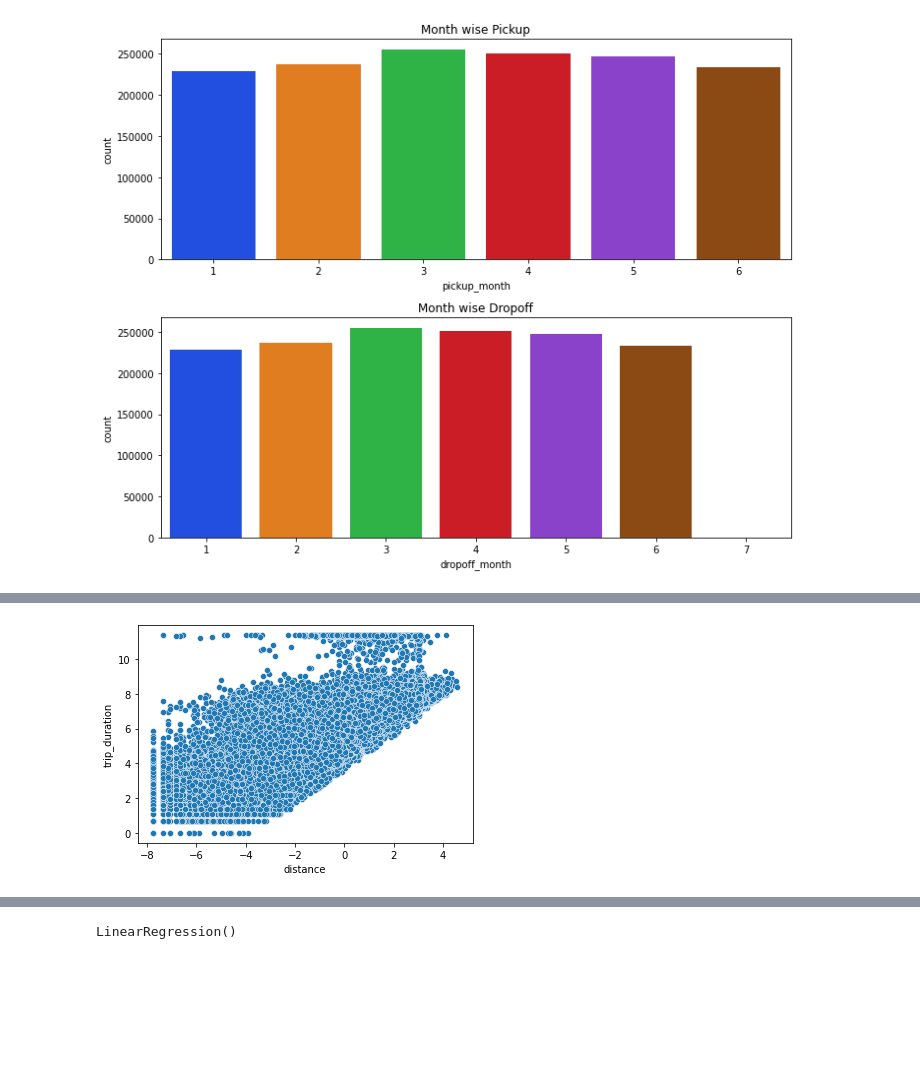
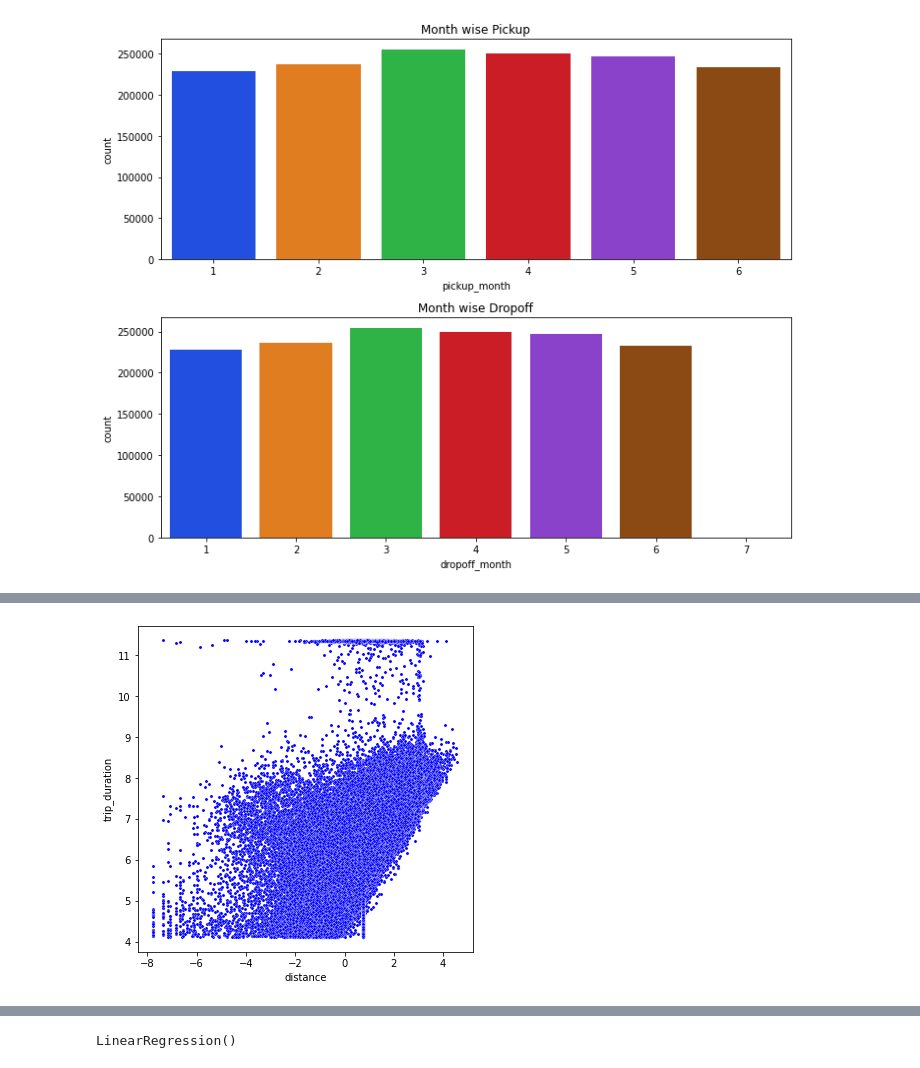
Before and after one commit to San13deep/NYC_Taxi_Trip_Prediction, a Jupyter notebook: NYC_Taxi_Trip_Time_Prediction_Capstone_Project.ipynb, the cells around one changed output, grey strips where cells are left out. Saved outputs shown, nothing was run; the diff lists cells and outputs as text; code cells hidden in the pictures; blank space fills up the shorter version.

```diff
--- a/NYC_Taxi_Trip_Time_Prediction_Capstone_Project.ipynb
+++ b/NYC_Taxi_Trip_Time_Prediction_Capstone_Project.ipynb
@@ -224,4 +280,0 @@ The ntotal number of trips with 0 Km distance are
-# %%
-# Dropped distance rows having 0 entry
-distance_zero = nyc_df[nyc_df['distance'] == 0]
-nyc_df = nyc_df.drop(distance_zero.index, axis=0)
@@ -228,3 +304,6 @@ nyc_df = nyc_df.drop(distance_zero.index, axis=0)
+# %%
+# Replacing 0 distance with median
+nyc_df['distance'] = nyc_df['distance'].apply(lambda x: nyc_df['distance'].median() if x == 0 else x)
 # %%
 distance_abv_100 = len(nyc_df[nyc_df['distance'] >= 100])
 print(f'The total number of trips with mmore than 100 Km distance are \n {distance_abv_100}')
@@ -232,6 +311,5 @@ print(f'The total number of trips with mmore than 100 Km distance are \n {distan
 The total number of trips with mmore than 100 Km distance are
  19
 # %%
-# Dropped rows with distance above 100km as it is very few entries
-distance_above_100 = nyc_df[nyc_df['distance'] >=101]
-nyc_df = nyc_df.drop(distance_above_100.index, axis=0)
+# Dropped rows with distance above 100km as it has very few entries
+nyc_df = nyc_df[nyc_df['distance']<=100]
@@ -312,3 +403,6 @@ nyc_df = nyc_df.drop(outlier_trip_pred.index, axis=0)
+# %%
+# Keeping only trips with trip duration more than 60 seconds
+nyc_df = nyc_df[nyc_df['trip_duration']>60]
 # %%
 # Log transformed plot of a trip duration
 plt.figure(figsize=(7,7))
@@ -393,8 +515,9 @@ plt.tight_layout()
 # %%
-sns.scatterplot(x = np.log(nyc_df['distance']), y = np.log(nyc_df['trip_duration']))
+plt.figure(figsize=(6,6))
+sns.scatterplot(x = np.log(nyc_df['distance']), y = np.log(nyc_df['trip_duration']), s = 10, color = 'Blue')
 plt.show()
 # %% [output]
-[figure, old version]
+[figure, new version]
 # %%
 nycdf = nyc_df.copy()
 # %%
```
Also changed, not shown: parts of 100 cells of this notebook.
